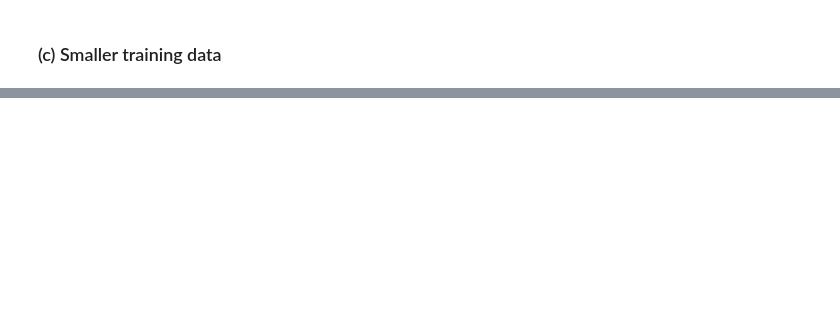
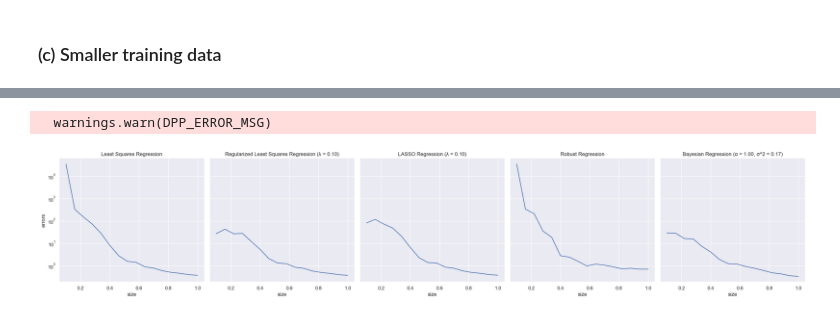
Before and after one commit to haitrungle/cs5487-pa-1, a Jupyter notebook: main.ipynb, the cells around one changed output, grey strips where cells are left out. Saved outputs shown, nothing was run; the diff lists cells and outputs as text; code cells hidden in the pictures; blank space fills up the shorter version.

```diff
--- a/main.ipynb
+++ b/main.ipynb
@@ -380,0 +377,64 @@ fit_predict_plot_reduced_data(models, training_size=0.2, seed=34)
+# %%
+def error_vs_training_size(models, samples=5, seed=12):
+    poly_5 = lambda x: x[0]**np.arange(6)
+
+    n = y_sample.size
+    training_sizes = np.linspace(0.1, 1, num=16)
+    rng = np.random.default_rng(seed)
+    seeds = rng.integers(1000, size=samples)
+
+    def sample_mses(models, size, seed):
+        rng = np.random.default_rng(seed)
+        sample_size = int(n * size) + 1
+        rand_idx = rng.permutation(n)[:sample_size]
+        X_sample_subset = X_sample[:, rand_idx]
+        y_sample_subset = y_sample[rand_idx]
+
+        mses = []
+        for model in models:
+            model.phi = poly_5
+            result = model.fit(X_sample_subset, y_sample_subset)
+            y_poly_predict = model.predict(X_poly)
+            mse = np.square(y_poly - y_poly_predict).mean()
+
+            mses.append(mse)
+        return mses
+
+    # row 1: size, row 2: errors, row 3: model
+    data = np.empty((3, 0))
+    model_titles = np.array([model.title for model in models])
+    for size in training_sizes:
+        # average MSE of each model at training_size=size based on multiple samples
+        errors = np.zeros((1, len(models)))
+        for seed in seeds:
+            mses = sample_mses(models, size, seed)
+            errors = np.vstack((errors, mses))
+        mean_mses = errors.mean(axis=0)
+        sample_result = np.vstack((
+            np.full_like(mean_mses, size),
+            mean_mses,
+            np.arange(len(models)),
+        ))
+        data = np.hstack((data, sample_result))
+
+    df = pd.DataFrame({
+        "size": data[0, :],
+        "errors": data[1, :],
+        "model": data[2, :].astype(int),
+    })
+
+    g = sns.relplot(
+        data=df,
+        x="size",
+        y="errors",
+        col="model",
+        kind="line"
+    )
+    g.set(yscale="log")
+    for i, ax in enumerate(g.axes.tolist()[0]):
+        ax.set_title(models[i].title)
+
+error_vs_training_size(models, samples=10, seed=15)
+# %% [output]
+  warnings.warn(DPP_ERROR_MSG)
+[figure, added]
```
Also changed, not shown: parts of 7 cells of this notebook.
